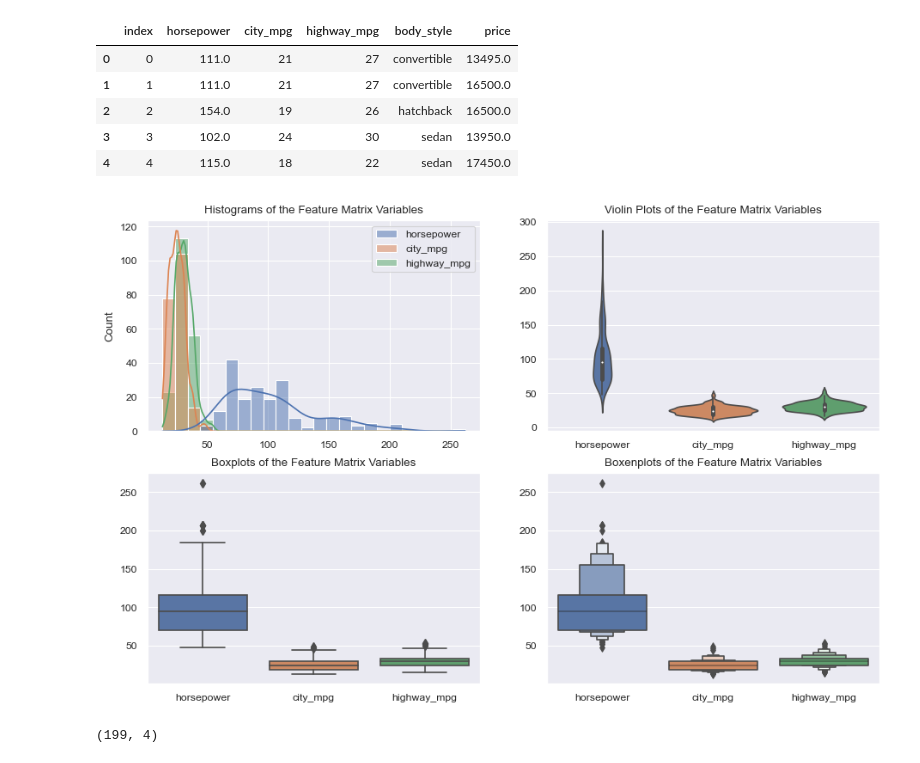
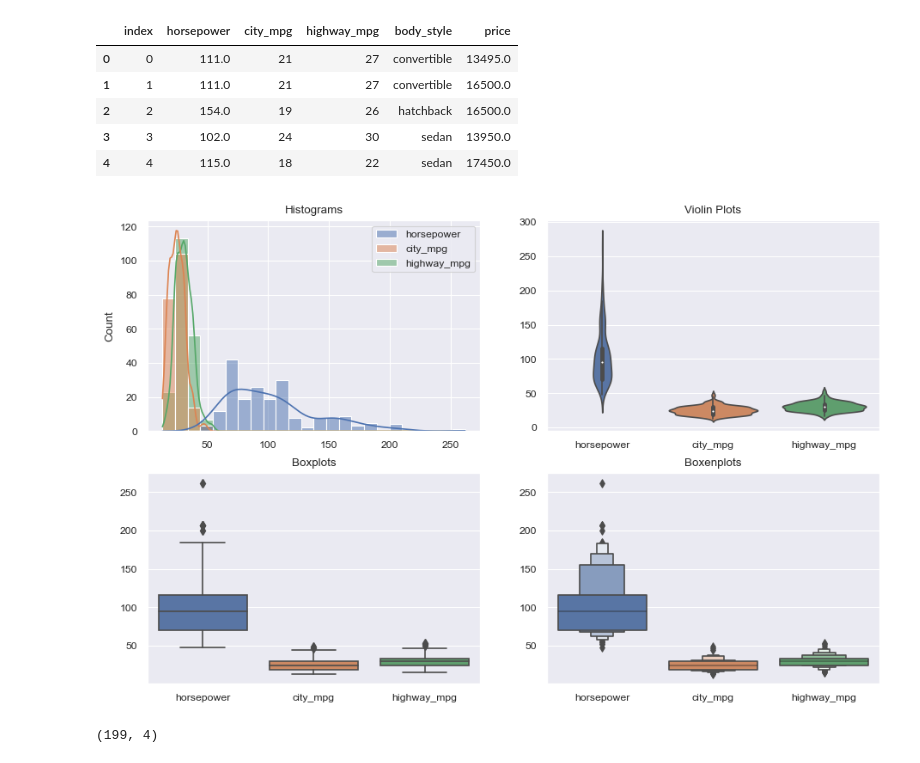
Before and after one commit to Goliath-Research/Machine-Learning, a Jupyter notebook: Regression/8-SeveralRegModels.ipynb, the cells around one changed output. Saved outputs shown, nothing was run; the diff lists cells and outputs as text; code cells hidden in the pictures.

```diff
--- a/Regression/8-SeveralRegModels.ipynb
+++ b/Regression/8-SeveralRegModels.ipynb
@@ -90,24 +90,24 @@ df.head()
 # %%
 # Numerical features
 plt.figure(figsize=(11, 7))
 
 plt.subplot(221)
 sns.histplot(data = df[['horsepower','city_mpg','highway_mpg']], kde=True
-            ).set(title="Histograms of the Feature Matrix Variables")
+            ).set(title="Histograms")
 
 plt.subplot(222)
 sns.violinplot(data = df[['horsepower','city_mpg','highway_mpg']]
-            ).set(title="Violin Plots of the Feature Matrix Variables")
+            ).set(title="Violin Plots")
 
 plt.subplot(223)
 sns.boxplot(data = df[['horsepower','city_mpg','highway_mpg']]
-            ).set(title="Boxplots of the Feature Matrix Variables")
+            ).set(title="Boxplots")
 
 plt.subplot(224)
 sns.boxenplot(data = df[['horsepower','city_mpg','highway_mpg']]
-            ).set(title="Boxenplots of the Feature Matrix Variables");
+            ).set(title="Boxenplots");
 # %% [output]
-[figure, old version]
+[figure, new version]
 # %%
 # Feature Scaling
 scaler = preprocessing.StandardScaler()
```
Also changed, not shown: parts of 2 cells of this notebook.
